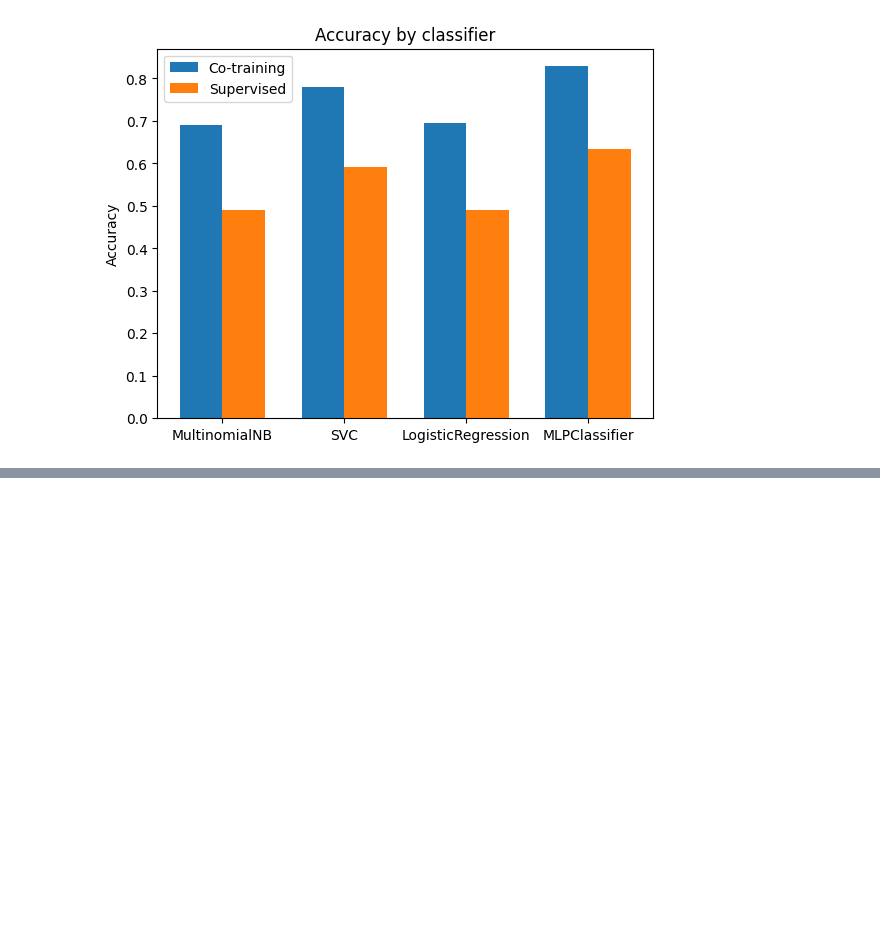
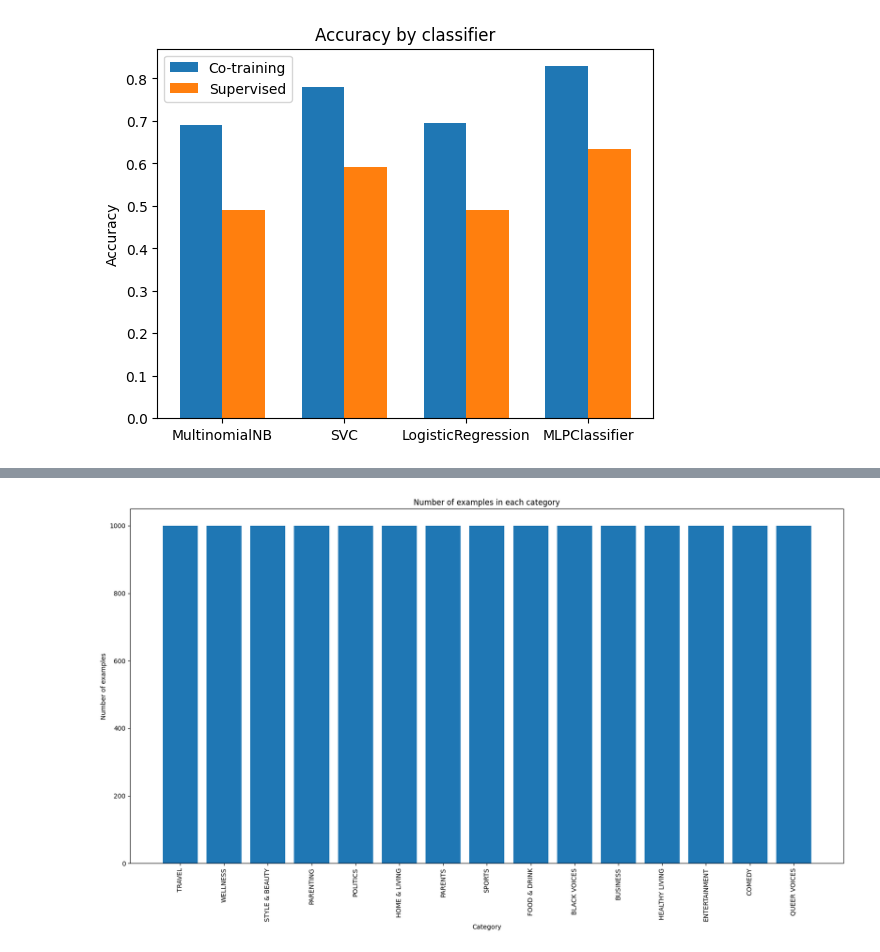
Before and after one commit to Shravya1234567/Combining_Labeled_and_Unlabeled_Data_with_Co-Training, a Jupyter notebook: project.ipynb, the cells around one changed output, grey strips where cells are left out. Cells and saved outputs as stored; diff of their text form; code cells hidden in the pictures; blank space fills up the shorter version.

```diff
--- a/project.ipynb
+++ b/project.ipynb
@@ -637,0 +688,23 @@ plt.show()
+# %%
+# balancing data
+X_headline_balanced = []
+X_shortdesc_balanced = []
+Y_balanced = []
+
+s = 1000
+
+for i in range(len(Y_top15)):
+    if Y_balanced.count(Y_top15[i]) < s:
+        Y_balanced.append(Y_top15[i])
+        X_headline_balanced.append(X_headline_top15[i])
+        X_shortdesc_balanced.append(X_shortdesc_top15[i])
+
+fig = plt.figure(figsize=(20, 10))
+plt.bar(top_15_labels,[Y_balanced.count(x) for x in top_15_labels])
+plt.xlabel('Category')
+plt.ylabel('Number of examples')
+plt.xticks(rotation=90)
+plt.title('Number of examples in each category')
+plt.show()
+# %% [output]
+[figure, added]
```
Also changed, not shown: parts of 20 cells of this notebook.
